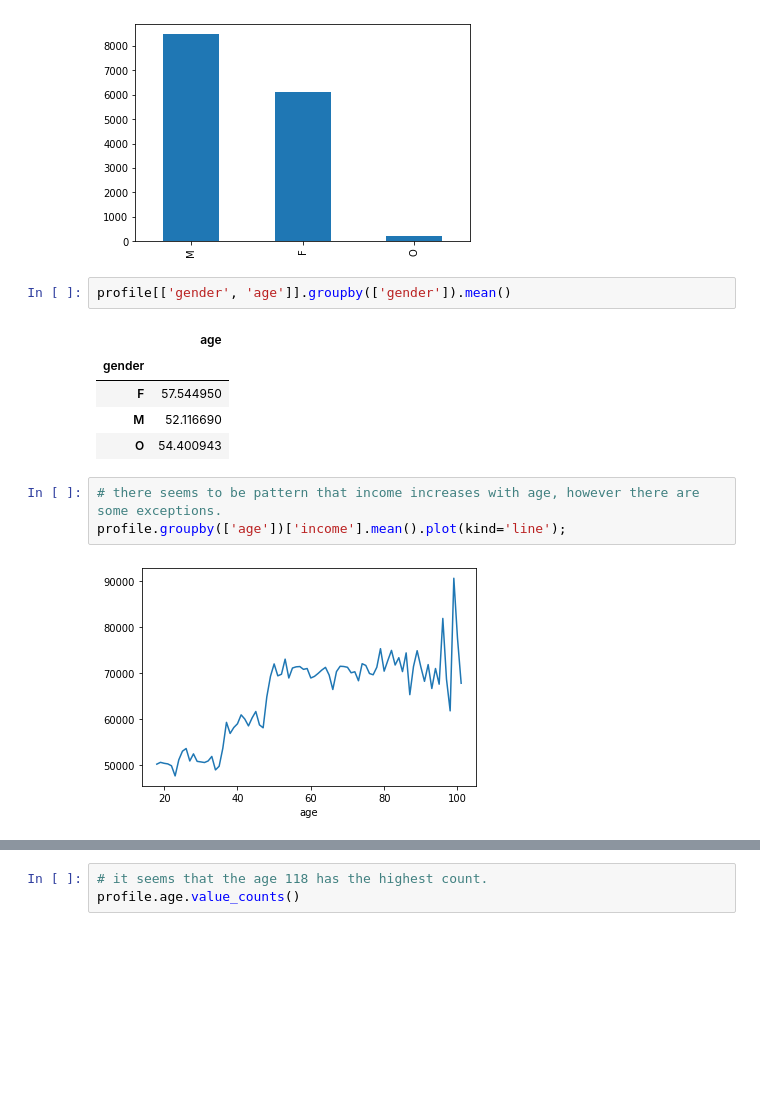
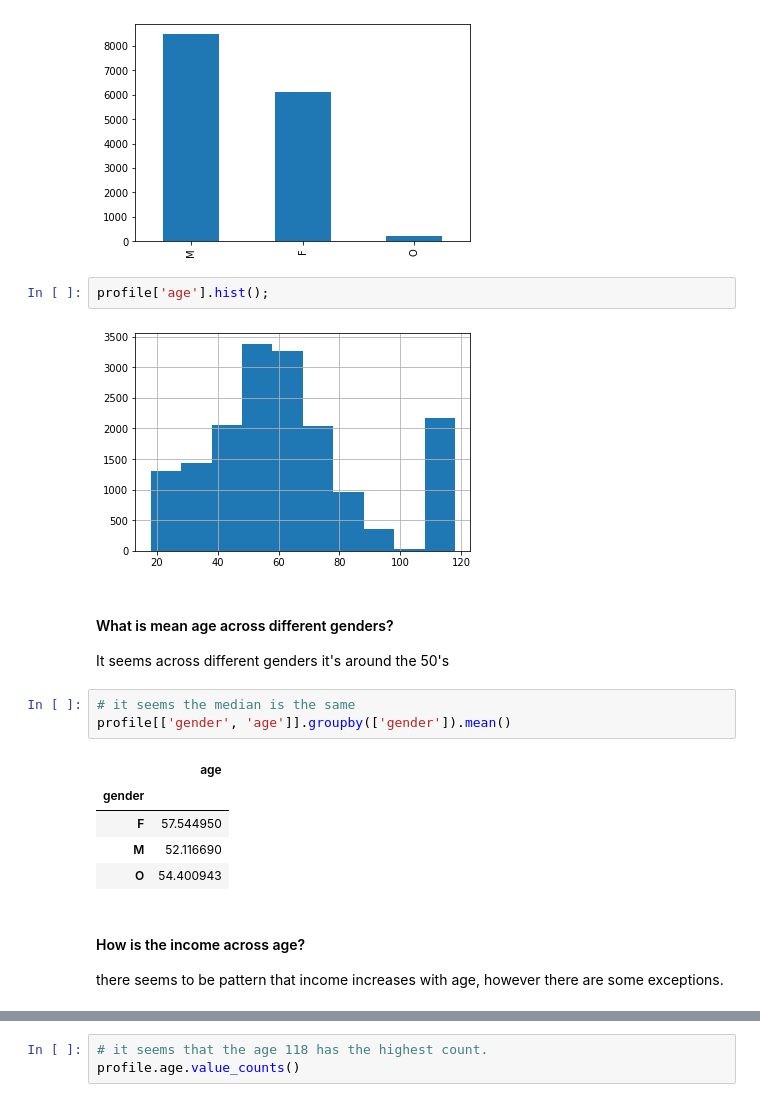
Before and after one commit to melkodary/starbucks-capstone, a Jupyter notebook: Starbucks_Capstone_notebook.ipynb, the cells around one changed output, grey strips where cells are left out. Drawn from its saved outputs; the diff is of its cells as text; blank space fills up the shorter version.

Commit message:
finalizing profile analysis

```diff
--- a/Starbucks_Capstone_notebook.ipynb
+++ b/Starbucks_Capstone_notebook.ipynb
@@ -239,7 +241,15 @@ profile.groupby(['gender']).sum()['income'].plot(kind='bar');
 profile['gender'].value_counts().plot(kind='bar');
 # %% [output]
 [figure]
+# %%
+profile['age'].hist();
+# %% [output]
+[figure, added]
+# %% [markdown]
+#### What is mean age across different genders?
+It seems across different genders it's around the 50's
 # %%
+# it seems the median is the same
 profile[['gender', 'age']].groupby(['gender']).mean()
 # %% [output]
 |  | age |
@@ -247,8 +257,6 @@ profile[['gender', 'age']].groupby(['gender']).mean()
 | F | 57.544950 |
 | M | 52.116690 |
 | O | 54.400943 |
-# %%
-# there seems to be pattern that income increases with age, however there are some exceptions.
-profile.groupby(['age'])['income'].mean().plot(kind='line');
-# %% [output]
-[figure, removed]
+# %% [markdown]
+#### How is the income across age?
+there seems to be pattern that income increases with age, however there are some exceptions.
```
Also changed, not shown: parts of 9 cells of this notebook.
